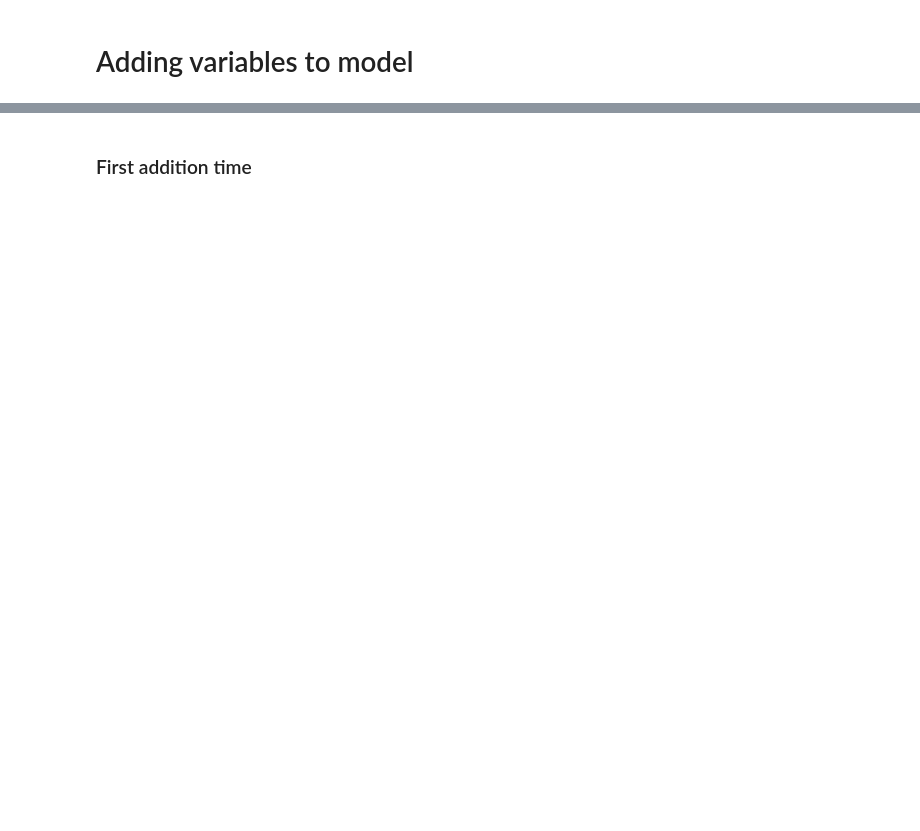
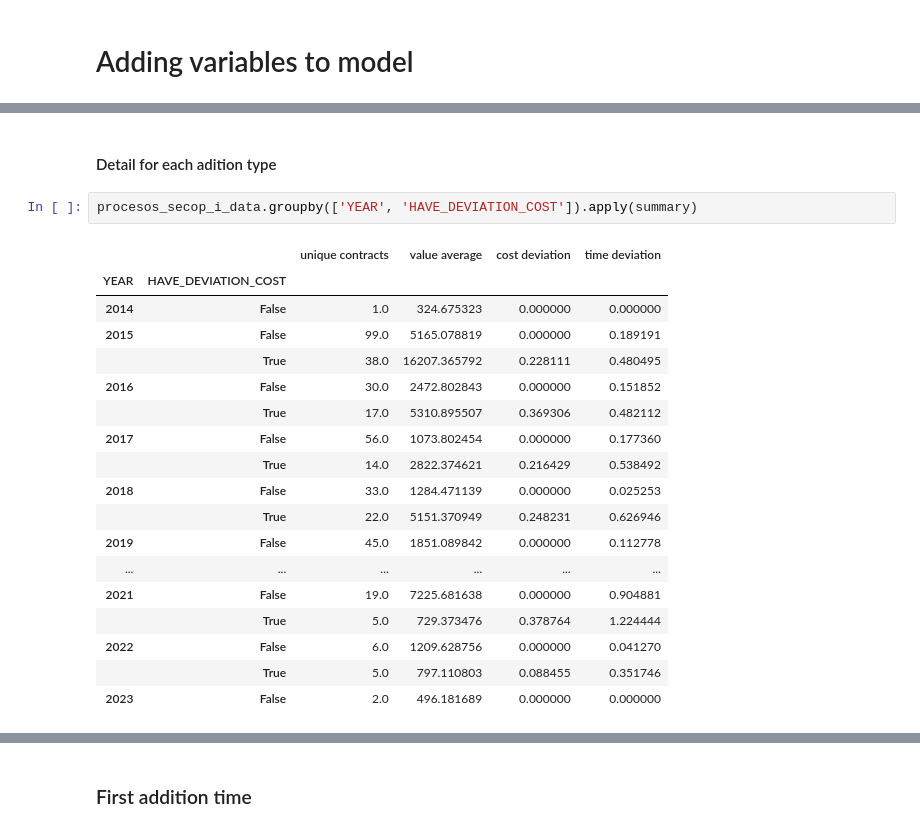
Before and after one commit to NicolasArrietaC/Cost-and-Time-Deviation-in-Colombian-Rural-Roads_extended_version, a Jupyter notebook: scripts/adding_variables_v1.ipynb, the cells around one changed output, grey strips where cells are left out. Drawn from its saved outputs; the diff is of its cells as text; blank space fills up the shorter version.

```diff
--- a/scripts/adding_variables_v1.ipynb
+++ b/scripts/adding_variables_v1.ipynb
@@ -27,0 +245,23 @@ procesos_secop_i_data['HAVE_DEVIATION'] = (procesos_secop_i_data['COST_DEVIATION
+# %% [markdown]
+#### Detail for each adition type
+# %%
+procesos_secop_i_data.groupby(['YEAR', 'HAVE_DEVIATION_COST']).apply(summary)
+# %% [output]
+|  |  | unique contracts | value average | cost deviation | time deviation |
+| YEAR | HAVE_DEVIATION_COST |  |  |  |  |
+| 2014 | False | 1.0 | 324.675323 | 0.000000 | 0.000000 |
+| 2015 | False | 99.0 | 5165.078819 | 0.000000 | 0.189191 |
+|  | True | 38.0 | 16207.365792 | 0.228111 | 0.480495 |
+| 2016 | False | 30.0 | 2472.802843 | 0.000000 | 0.151852 |
+|  | True | 17.0 | 5310.895507 | 0.369306 | 0.482112 |
+| 2017 | False | 56.0 | 1073.802454 | 0.000000 | 0.177360 |
+|  | True | 14.0 | 2822.374621 | 0.216429 | 0.538492 |
+| 2018 | False | 33.0 | 1284.471139 | 0.000000 | 0.025253 |
+|  | True | 22.0 | 5151.370949 | 0.248231 | 0.626946 |
+| 2019 | False | 45.0 | 1851.089842 | 0.000000 | 0.112778 |
+| ... | ... | ... | ... | ... | ... |
+| 2021 | False | 19.0 | 7225.681638 | 0.000000 | 0.904881 |
+|  | True | 5.0 | 729.373476 | 0.378764 | 1.224444 |
+| 2022 | False | 6.0 | 1209.628756 | 0.000000 | 0.041270 |
+|  | True | 5.0 | 797.110803 | 0.088455 | 0.351746 |
+| 2023 | False | 2.0 | 496.181689 | 0.000000 | 0.000000 |
```
Also changed, not shown: parts of 46 cells of this notebook, 17 other files.
